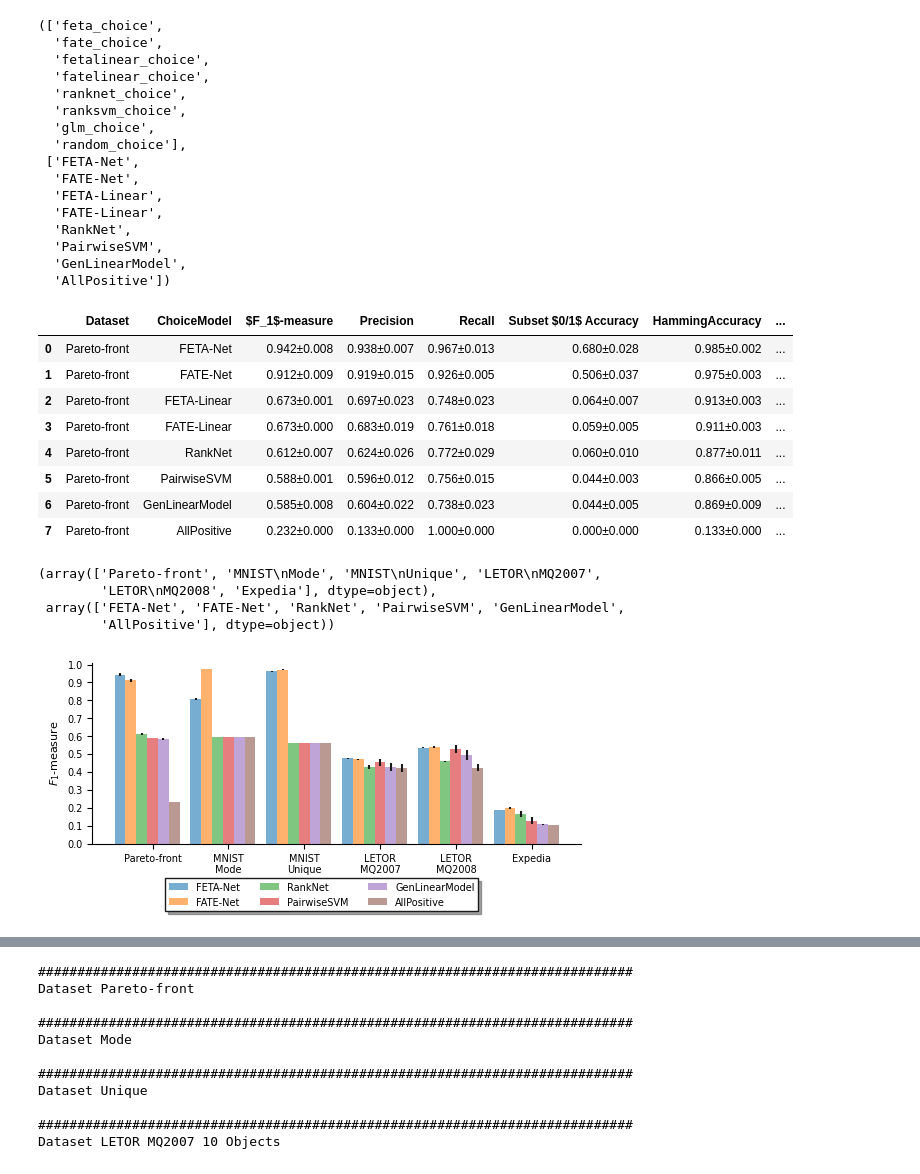
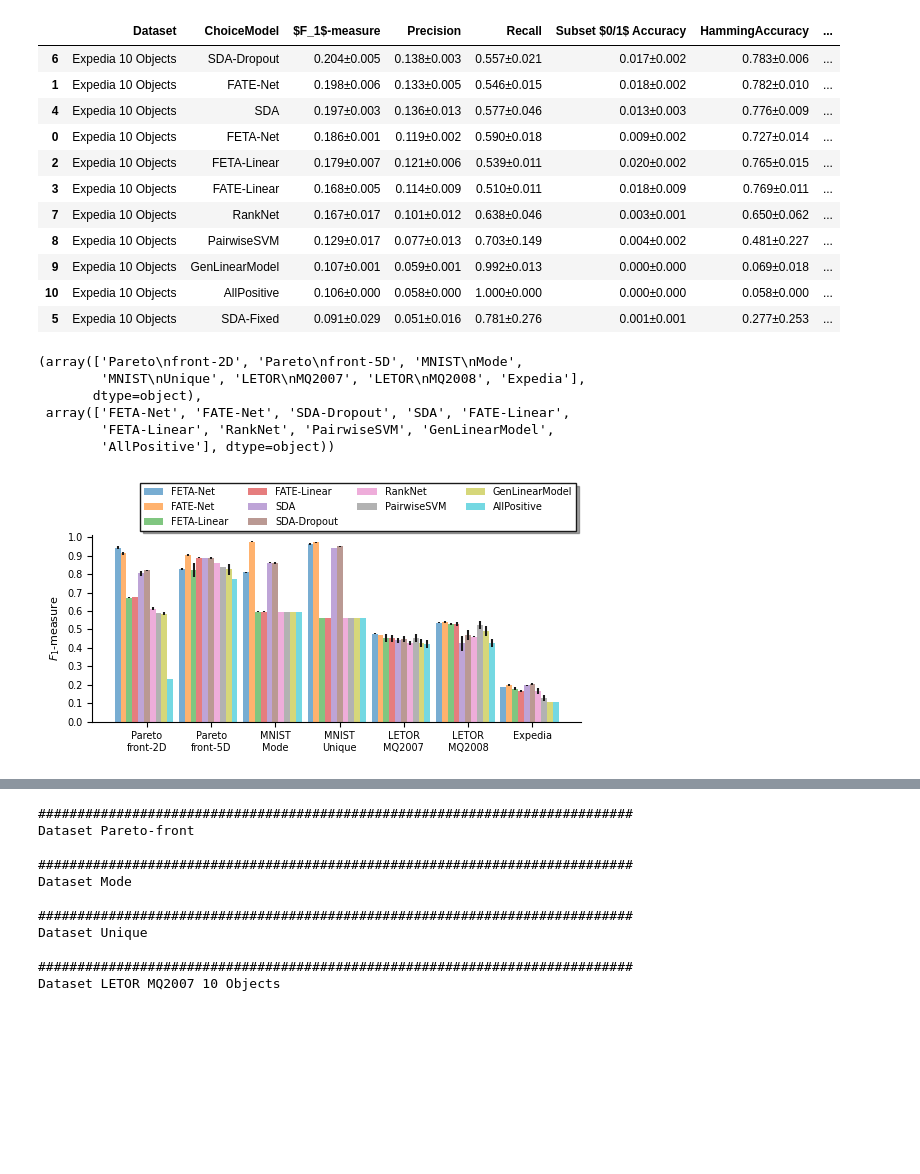
Before and after one commit to kiudee/cs-ranking, a Jupyter notebook: experiments/result_choice.ipynb, the cells around one changed output, grey strips where cells are left out. Saved outputs shown, nothing was run; the diff lists cells and outputs as text; code cells hidden in the pictures; blank space fills up the shorter version.

```diff
--- a/experiments/result_choice.ipynb
+++ b/experiments/result_choice.ipynb
@@ -18,22 +16,3 @@ Using TensorFlow backend.
-# %%
-CHOICE_FUNCTIONS, CHOICE_MODELS
-# %% [output]
-(['feta_choice',
-  'fate_choice',
-  'fetalinear_choice',
-  'fatelinear_choice',
-  'ranknet_choice',
-  'ranksvm_choice',
-  'glm_choice',
-  'random_choice'],
- ['FETA-Net',
-  'FATE-Net',
-  'FETA-Linear',
-  'FATE-Linear',
-  'RankNet',
-  'PairwiseSVM',
-  'GenLinearModel',
-  'AllPositive'])
 # %%
 DIR_PATH = os.path.dirname(os.path.abspath(inspect.getfile(inspect.currentframe())))
 log_path = os.path.join(DIR_PATH, 'logs', 'results_choice.log')
@@ -86,22 +65,28 @@ def create_final_result(dataset, dataset_function=get_combined_results ,latex_ro
     dataframe = dataframe.sort_values(by=[columns[0], columns[2]], ascending=[True, False])
     return dataframe
 # %%
-d = datasets[0]
+d = datasets[3]
+
 df = create_final_result(d, latex_row=False)
+searchFor = ["5 Objects", "Critique"]
+df = df[~df.Dataset.str.contains('|'.join(searchFor))]
 df
 # %% [output]
 |  | Dataset | ChoiceModel | $F_1$-measure | Precision | Recall | Subset $0/1$ Accuracy | HammingAccuracy | ... |
-| 0 | Pareto-front | FETA-Net | 0.942±0.008 | 0.938±0.007 | 0.967±0.013 | 0.680±0.028 | 0.985±0.002 | ... |
-| 1 | Pareto-front | FATE-Net | 0.912±0.009 | 0.919±0.015 | 0.926±0.005 | 0.506±0.037 | 0.975±0.003 | ... |
-| 2 | Pareto-front | FETA-Linear | 0.673±0.001 | 0.697±0.023 | 0.748±0.023 | 0.064±0.007 | 0.913±0.003 | ... |
-| 3 | Pareto-front | FATE-Linear | 0.673±0.000 | 0.683±0.019 | 0.761±0.018 | 0.059±0.005 | 0.911±0.003 | ... |
-| 4 | Pareto-front | RankNet | 0.612±0.007 | 0.624±0.026 | 0.772±0.029 | 0.060±0.010 | 0.877±0.011 | ... |
-| 5 | Pareto-front | PairwiseSVM | 0.588±0.001 | 0.596±0.012 | 0.756±0.015 | 0.044±0.003 | 0.866±0.005 | ... |
-| 6 | Pareto-front | GenLinearModel | 0.585±0.008 | 0.604±0.022 | 0.738±0.023 | 0.044±0.005 | 0.869±0.009 | ... |
-| 7 | Pareto-front | AllPositive | 0.232±0.000 | 0.133±0.000 | 1.000±0.000 | 0.000±0.000 | 0.133±0.000 | ... |
+| 6 | Expedia 10 Objects | SDA-Dropout | 0.204±0.005 | 0.138±0.003 | 0.557±0.021 | 0.017±0.002 | 0.783±0.006 | ... |
+| 1 | Expedia 10 Objects | FATE-Net | 0.198±0.006 | 0.133±0.005 | 0.546±0.015 | 0.018±0.002 | 0.782±0.010 | ... |
+| 4 | Expedia 10 Objects | SDA | 0.197±0.003 | 0.136±0.013 | 0.577±0.046 | 0.013±0.003 | 0.776±0.009 | ... |
+| 0 | Expedia 10 Objects | FETA-Net | 0.186±0.001 | 0.119±0.002 | 0.590±0.018 | 0.009±0.002 | 0.727±0.014 | ... |
+| 2 | Expedia 10 Objects | FETA-Linear | 0.179±0.007 | 0.121±0.006 | 0.539±0.011 | 0.020±0.002 | 0.765±0.015 | ... |
+| 3 | Expedia 10 Objects | FATE-Linear | 0.168±0.005 | 0.114±0.009 | 0.510±0.011 | 0.018±0.009 | 0.769±0.011 | ... |
+| 7 | Expedia 10 Objects | RankNet | 0.167±0.017 | 0.101±0.012 | 0.638±0.046 | 0.003±0.001 | 0.650±0.062 | ... |
+| 8 | Expedia 10 Objects | PairwiseSVM | 0.129±0.017 | 0.077±0.013 | 0.703±0.149 | 0.004±0.002 | 0.481±0.227 | ... |
+| 9 | Expedia 10 Objects | GenLinearModel | 0.107±0.001 | 0.059±0.001 | 0.992±0.013 | 0.000±0.000 | 0.069±0.018 | ... |
+| 10 | Expedia 10 Objects | AllPositive | 0.106±0.000 | 0.058±0.000 | 1.000±0.000 | 0.000±0.000 | 0.058±0.000 | ... |
+| 5 | Expedia 10 Objects | SDA-Fixed | 0.091±0.029 | 0.051±0.016 | 0.781±0.276 | 0.001±0.001 | 0.277±0.253 | ... |
 # %%
 import copy
-from csrank.experiments.constants import FETALINEAR_CHOICE, FATELINEAR_CHOICE
+from csrank.experiments.constants import FETALINEAR_CHOICE, FATELINEAR_CHOICE,SDA_CHOICE_DROPOUT, SDA_CHOICE_FIXED
 dataFrame = None
 for dataset in datasets:
     df = create_final_result(dataset, get_combined_results_plot ,latex_row=False)
@@ -115,31 +100,36 @@ df = dataFrame[~dataFrame.Dataset.str.contains('|'.join(searchFor))]
 df.replace(to_replace=r' 10 Objects', value='', regex=True, inplace=True)
 df.replace(to_replace=r'LETOR-', value='LETOR\n', regex=True, inplace=True)
 df.replace(to_replace=r'MNIST-', value='MNIST\n', regex=True, inplace=True)
-searchFor = [models_dict[FETALINEAR_CHOICE], models_dict[FATELINEAR_CHOICE]]
+df.replace(to_replace=r'Pareto-', value='Pareto\n', regex=True, inplace=True)
+
+#searchFor = [models_dict[FETALINEAR_CHOICE], models_dict[FATELINEAR_CHOICE]]
+searchFor = [models_dict[SDA_CHOICE_FIXED]]
 df = df[~df[learning_model].str.contains('|'.join(searchFor))]
 df.Dataset.unique(), df[learning_model].unique()
 # %% [output]
-(array(['Pareto-front', 'MNIST\nMode', 'MNIST\nUnique', 'LETOR\nMQ2007',
-        'LETOR\nMQ2008', 'Expedia'], dtype=object),
- array(['FETA-Net', 'FATE-Net', 'RankNet', 'PairwiseSVM', 'GenLinearModel',
+(array(['Pareto\nfront-2D', 'Pareto\nfront-5D', 'MNIST\nMode',
+        'MNIST\nUnique', 'LETOR\nMQ2007', 'LETOR\nMQ2008', 'Expedia'],
+       dtype=object),
+ array(['FETA-Net', 'FATE-Net', 'SDA-Dropout', 'SDA', 'FATE-Linear',
+        'FETA-Linear', 'RankNet', 'PairwiseSVM', 'GenLinearModel',
         'AllPositive'], dtype=object))
 # %%
 from csrank.constants import DISCRETE_CHOICE
 import matplotlib.pyplot as plt
 %matplotlib inline
 import seaborn as sns
 sns.set(color_codes=True)
 plt.style.use('default')
 # create plot
 extension = 'pdf'
 fname = os.path.join(DIR_PATH, FOLDER, "{}_{}.{}")
 start = 0.0
-ncols = 3
-params = dict(loc='lower right', bbox_to_anchor=(0.8, -0.4), ncol=ncols, fancybox=False, shadow=True,
+ncols = 4
+params = dict(loc='lower right', bbox_to_anchor=(1.0, 1), ncol=ncols, fancybox=False, shadow=True,
                 facecolor='white', edgecolor='k', fontsize=7)
 plts = bar_plot_for_problem2(df, learning_problem, start, params, extension)
 # %% [output]
-[figure, old version]
+[figure, new version]
 # %%
 import copy
 dataFrame = None
```
Also changed, not shown: parts of 7 cells of this notebook, 2 other files.
